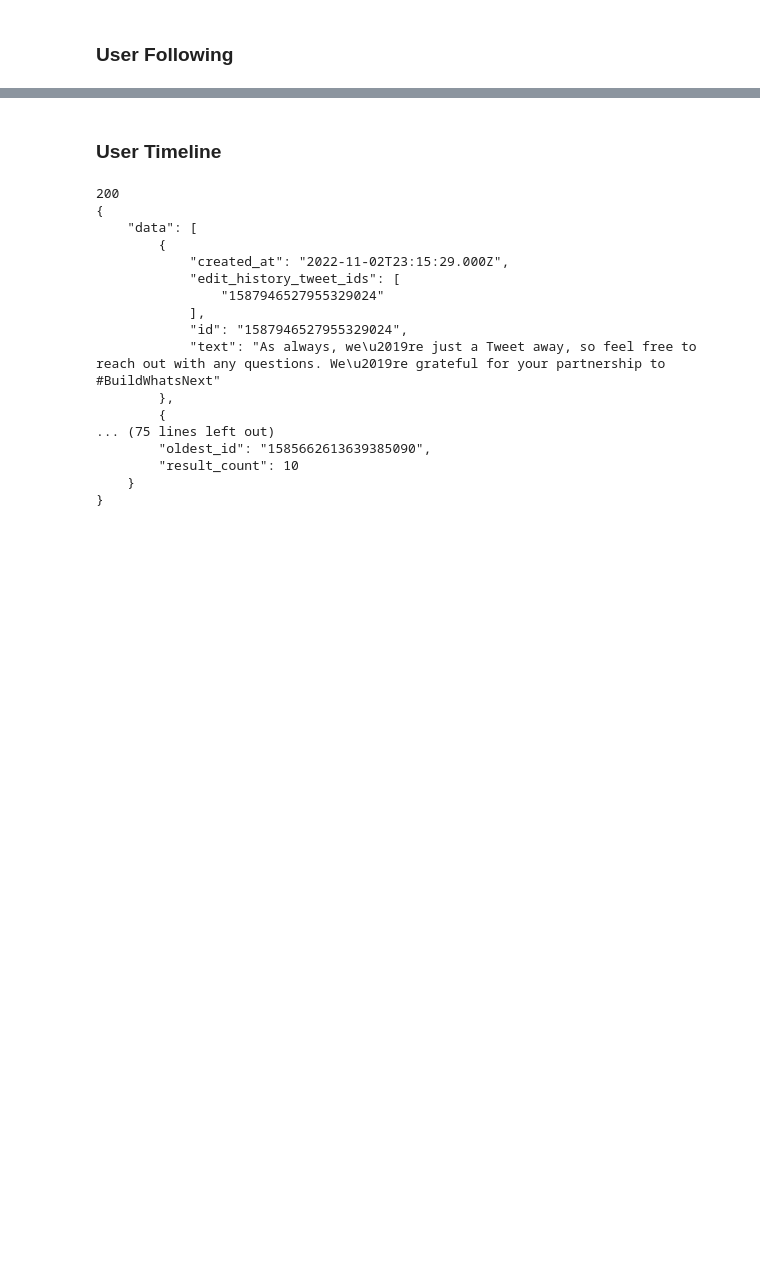
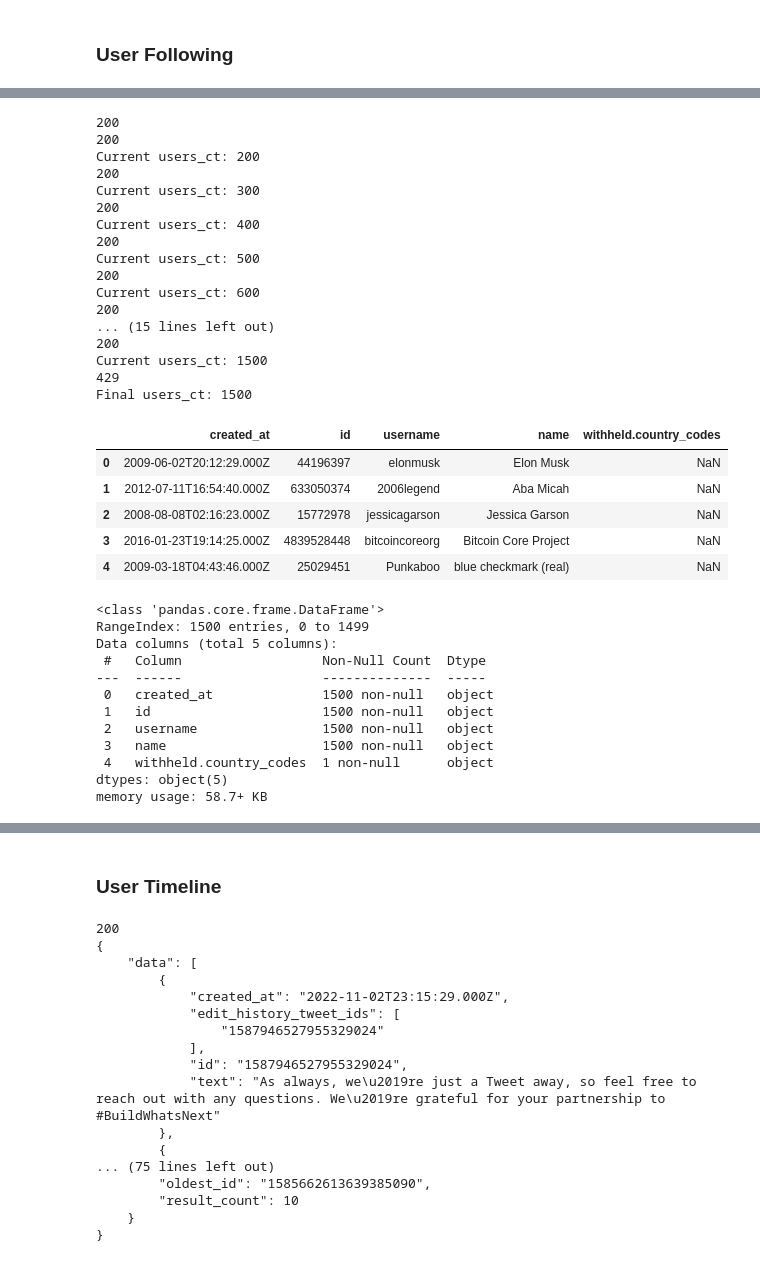
Before and after one commit to jon-chun/scrape-social-medias, a Jupyter notebook: scrape_twitter_usgovs_simple.ipynb, the cells around one changed output, grey strips where cells are left out. Drawn from its saved outputs; the diff is of its cells as text; code cells hidden in the pictures; blank space fills up the shorter version.

```diff
--- a/scrape_twitter_usgovs_simple.ipynb
+++ b/scrape_twitter_usgovs_simple.ipynb
@@ -510,0 +620,78 @@ memory usage: 2.5+ KB
+# %%
+def get_following(user_id):
+    url = "https://api.twitter.com/2/users/{}/following".format(user_id)
+    params = {"user.fields": "created_at"}
+    json_response = connect_to_endpoint_with_params(url, params)
+
+    following_df = pd.json_normalize(json_response['data'])
+    following_ct = following_df.shape[0]
+
+    try:
+        page_next_token = json_response['meta']['next_token']
+    except:
+        pass
+
+    if not (page_next_token is None):
+
+        while not (page_next_token is None):
+            try:
+                params = {"user.fields": "created_at", "pagination_token": page_next_token}
+                json_response = connect_to_endpoint_with_params(url, params)
+                my_following_df = pd.json_normalize(json_response['data'])
+
+                following_df = pd.concat([following_df, my_following_df], ignore_index=True)
+                following_ct += len(json_response['data'])
+                print(f'Current users_ct: {following_ct}')
+
+                try:
+                    page_next_token = json_response['meta']['next_token']
+                except:
+                    pass
+
+            except:
+                page_next_token = None
+
+    print(f'Final users_ct: {following_ct}')
+
+    return following_df
+# %%
+user_id = 2244994945
+govs_d_following_df = get_following(user_id)
+govs_d_following_df.head()
+govs_d_following_df.info()
+# %% [output]
+200
+200
+Current users_ct: 200
+200
+Current users_ct: 300
+200
+Current users_ct: 400
+200
+Current users_ct: 500
+200
+Current users_ct: 600
+200
+... (15 lines left out)
+200
+Current users_ct: 1500
+429
+Final users_ct: 1500
+|  | created_at | id | username | name | withheld.country_codes |
+| 0 | 2009-06-02T20:12:29.000Z | 44196397 | elonmusk | Elon Musk | NaN |
+| 1 | 2012-07-11T16:54:40.000Z | 633050374 | 2006legend | Aba Micah | NaN |
+| 2 | 2008-08-08T02:16:23.000Z | 15772978 | jessicagarson | Jessica Garson | NaN |
+| 3 | 2016-01-23T19:14:25.000Z | 4839528448 | bitcoincoreorg | Bitcoin Core Project | NaN |
+| 4 | 2009-03-18T04:43:46.000Z | 25029451 | Punkaboo | blue checkmark (real) | NaN |
+<class 'pandas.core.frame.DataFrame'>
+RangeIndex: 1500 entries, 0 to 1499
+Data columns (total 5 columns):
+ #   Column                  Non-Null Count  Dtype
+---  ------                  --------------  -----
+ 0   created_at              1500 non-null   object
+ 1   id                      1500 non-null   object
+ 2   username                1500 non-null   object
+ 3   name                    1500 non-null   object
+ 4   withheld.country_codes  1 non-null      object
+dtypes: object(5)
+memory usage: 58.7+ KB
```
Also changed, not shown: parts of 22 cells of this notebook, 3 other files.
